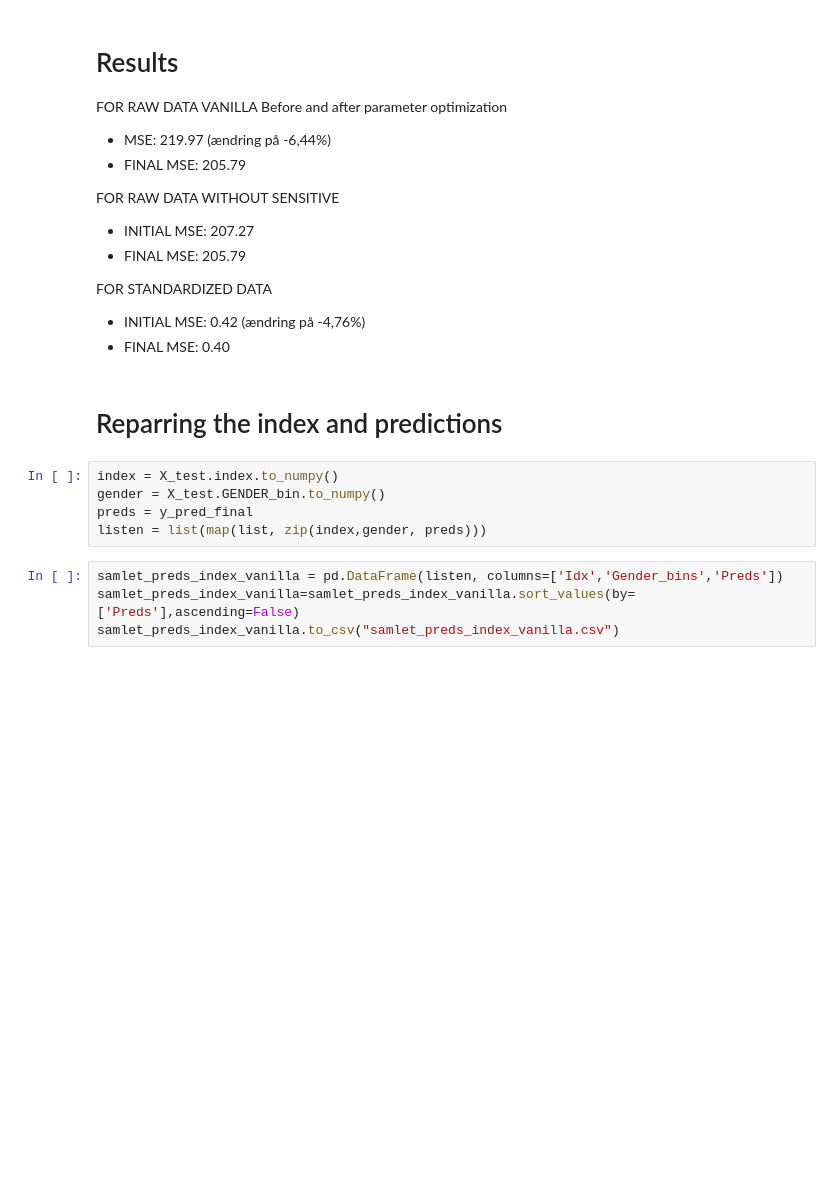
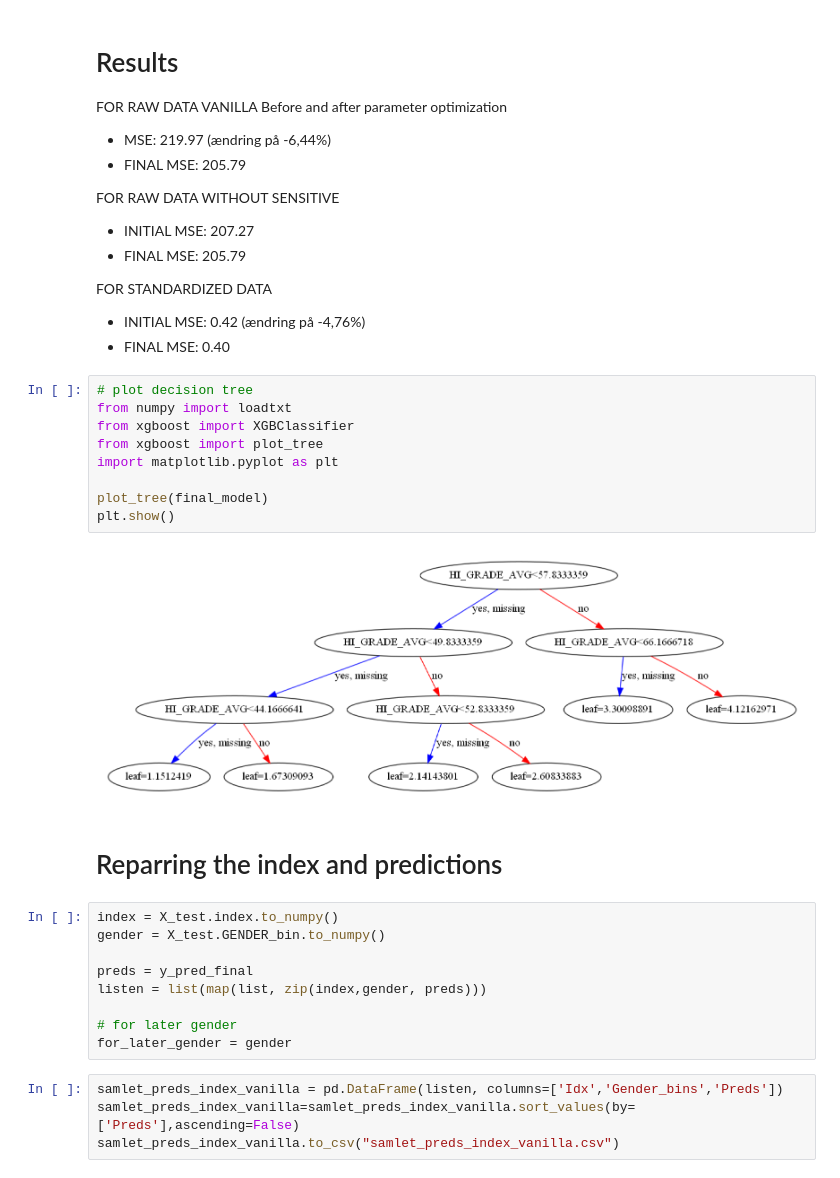
Before and after one commit to s183910/Bachelor_Gabi_Kat, a Jupyter notebook: src/Algoritmer/xgboost.ipynb, the cells around one changed output. Cells and saved outputs as stored; diff of their text form; blank space fills up the shorter version.

Commit message:
plotting of trees added

```diff
--- a/src/Algoritmer/xgboost.ipynb
+++ b/src/Algoritmer/xgboost.ipynb
@@ -244,13 +242,28 @@ FOR RAW DATA WITHOUT SENSITIVE
 FOR STANDARDIZED DATA
 - INITIAL MSE: 0.42  (ændring på -4,76%)
 - FINAL MSE: 0.40
+# %%
+# plot decision tree
+from numpy import loadtxt
+from xgboost import XGBClassifier
+from xgboost import plot_tree
+import matplotlib.pyplot as plt
+
+plot_tree(final_model)
+plt.show()
+# %% [output]
+[figure, added]
 # %% [markdown]
 # Reparring the index and predictions
 # %%
 index = X_test.index.to_numpy()
 gender = X_test.GENDER_bin.to_numpy()
+
 preds = y_pred_final
 listen = list(map(list, zip(index,gender, preds)))
+
+# for later gender
+for_later_gender = gender
 # %%
 samlet_preds_index_vanilla = pd.DataFrame(listen, columns=['Idx','Gender_bins','Preds'])
 samlet_preds_index_vanilla=samlet_preds_index_vanilla.sort_values(by=['Preds'],ascending=False)
```
Also changed, not shown: parts of 13 cells of this notebook, 2 other files.
